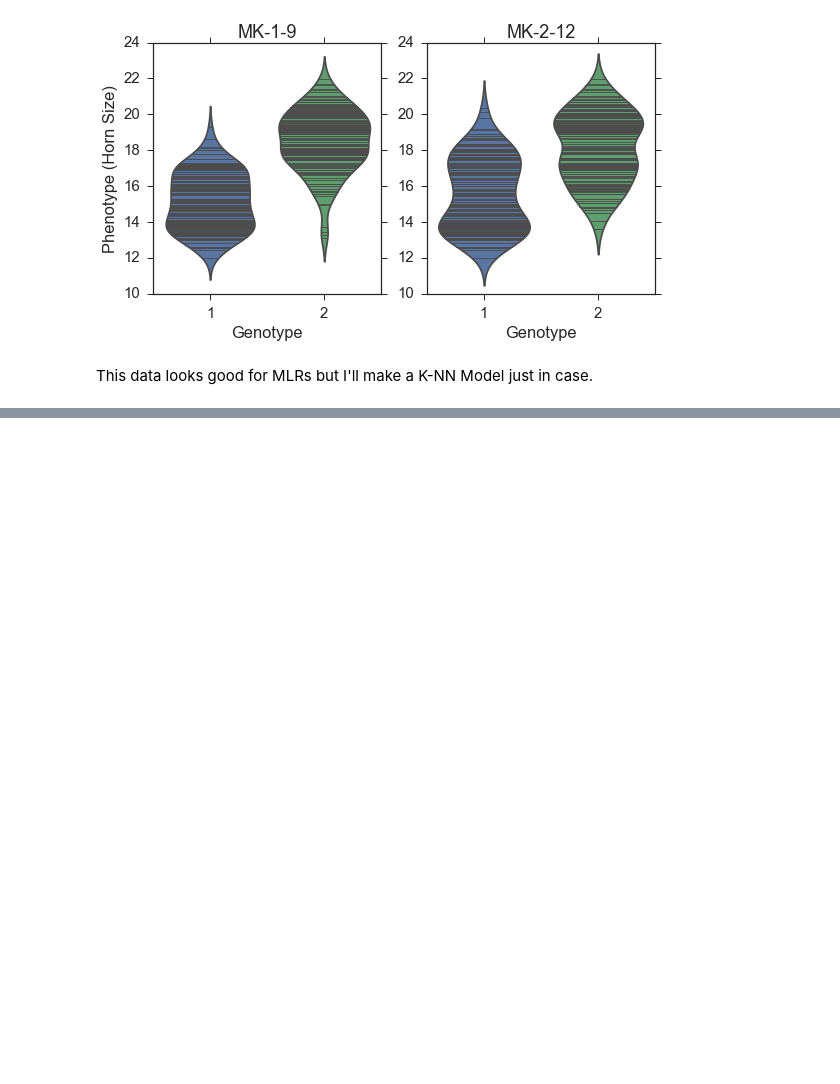
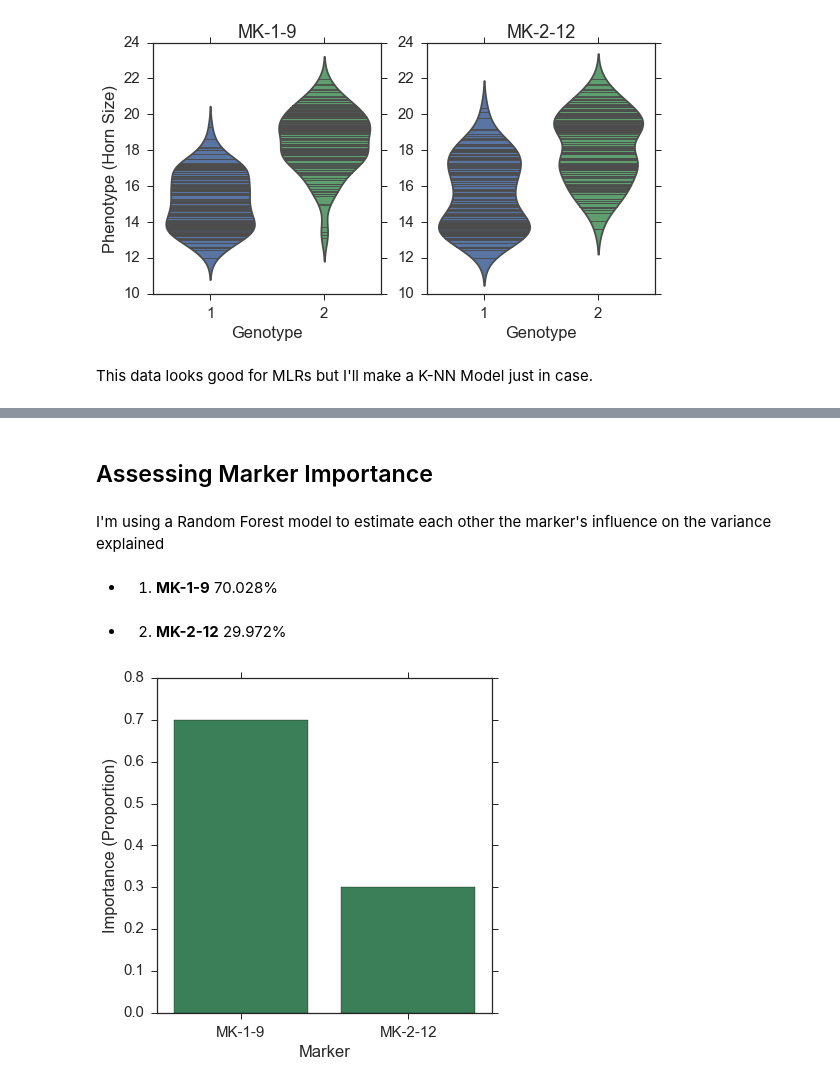
Before and after one commit to arose13/YorkU-PopulationGenetics, a Jupyter notebook: assignment_three/Assignment_3.ipynb, the cells around one changed output, grey strips where cells are left out. Cells and saved outputs as stored; diff of their text form; code cells hidden in the pictures; blank space fills up the shorter version.

Commit message:
feature importance added

```diff
--- a/assignment_three/Assignment_3.ipynb
+++ b/assignment_three/Assignment_3.ipynb
@@ -287,0 +289,20 @@ I always wanted to use k-NN models because ituitively it              captures t
+# %%
+# Feature Importance
+display(Markdown('## Assessing Marker Importance'))
+display(Markdown('I\'m using a Random Forest model to estimate each other the marker\'s influence on the variance explained'))
+
+marker_importance, data_frame = assessing_marker_importance(x_train, y_train, markers)
+
+for line in marker_importance:
+    display(Markdown('- {}'.format(line)))
+
+graph.figure(figsize=(6, 6))
+sns.barplot(x=data_frame['Marker'], y=data_frame['Importance'], color='seagreen')
+graph.ylabel('Importance (Proportion)')
+graph.show()
+# %% [output]
+## Assessing Marker Importance
+I'm using a Random Forest model to estimate each other the marker's influence on the variance explained
+- 1) **MK-1-9** 70.028%
+- 2) **MK-2-12** 29.972%
+[figure, added]
```
Also changed, not shown: parts of 5 cells of this notebook, 1 other file.
